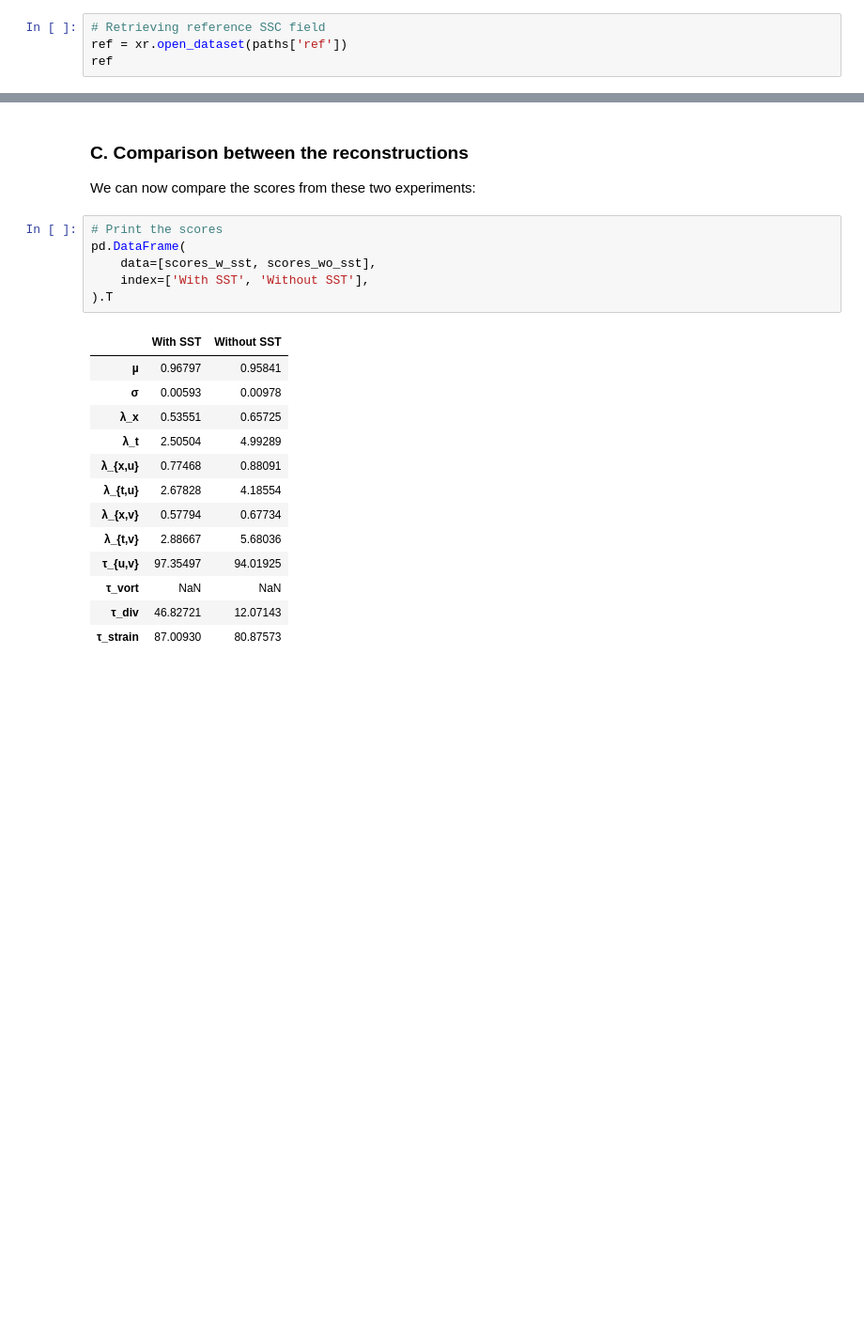
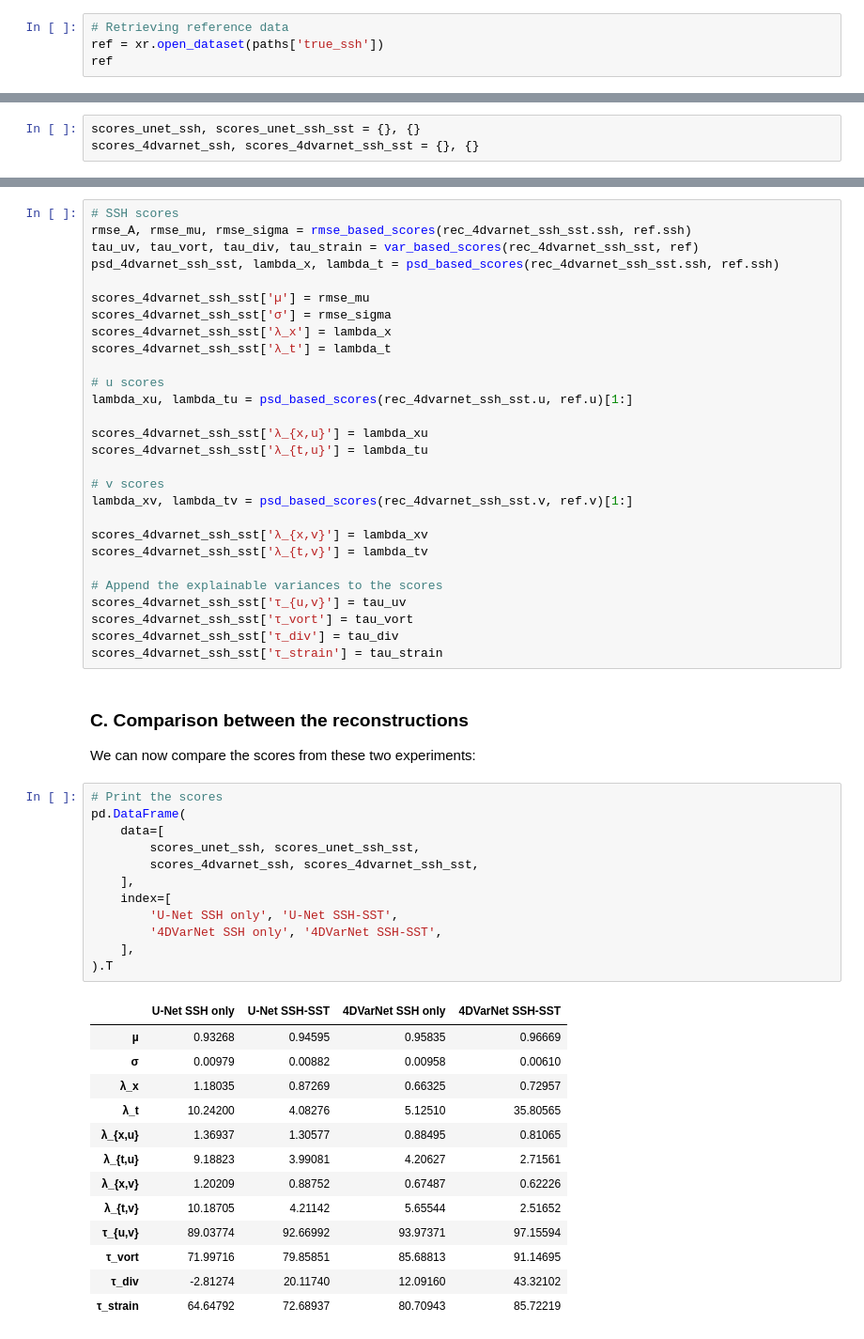
Before and after one commit to CIA-Oceanix/2023-OSSE-SSC-NATL60-GF, a Jupyter notebook: notebook.ipynb, the cells around one changed output, grey strips where cells are left out. Shown at 94% size. Saved outputs shown, nothing was run; the diff lists cells and outputs as text; blank space fills up the shorter version.

```diff
--- a/notebook.ipynb
+++ b/notebook.ipynb
@@ -78,6 +80,6 @@ paths = {
 # %%
-# Retrieving reference SSC field
-ref = xr.open_dataset(paths['ref'])
+# Retrieving reference data
+ref = xr.open_dataset(paths['true_ssh'])
 ref
 # %% [output]
 <xarray.Dataset>
@@ -132,0 +165,3 @@ scores_w_sst, scores_wo_sst = {}, {}
+# %%
+scores_unet_ssh, scores_unet_ssh_sst = {}, {}
+scores_4dvarnet_ssh, scores_4dvarnet_ssh_sst = {}, {}
@@ -193,3 +264,31 @@ scores_wo_sst['τ_strain'] = tau_strain
+# %%
+# SSH scores
+rmse_A, rmse_mu, rmse_sigma = rmse_based_scores(rec_4dvarnet_ssh_sst.ssh, ref.ssh)
+tau_uv, tau_vort, tau_div, tau_strain = var_based_scores(rec_4dvarnet_ssh_sst, ref)
+psd_4dvarnet_ssh_sst, lambda_x, lambda_t = psd_based_scores(rec_4dvarnet_ssh_sst.ssh, ref.ssh)
+
+scores_4dvarnet_ssh_sst['µ'] = rmse_mu
+scores_4dvarnet_ssh_sst['σ'] = rmse_sigma
+scores_4dvarnet_ssh_sst['λ_x'] = lambda_x
+scores_4dvarnet_ssh_sst['λ_t'] = lambda_t
+
+# u scores
+lambda_xu, lambda_tu = psd_based_scores(rec_4dvarnet_ssh_sst.u, ref.u)[1:]
+
+scores_4dvarnet_ssh_sst['λ_{x,u}'] = lambda_xu
+scores_4dvarnet_ssh_sst['λ_{t,u}'] = lambda_tu
+
+# v scores
+lambda_xv, lambda_tv = psd_based_scores(rec_4dvarnet_ssh_sst.v, ref.v)[1:]
+
+scores_4dvarnet_ssh_sst['λ_{x,v}'] = lambda_xv
+scores_4dvarnet_ssh_sst['λ_{t,v}'] = lambda_tv
+
+# Append the explainable variances to the scores
+scores_4dvarnet_ssh_sst['τ_{u,v}'] = tau_uv
+scores_4dvarnet_ssh_sst['τ_vort'] = tau_vort
+scores_4dvarnet_ssh_sst['τ_div'] = tau_div
+scores_4dvarnet_ssh_sst['τ_strain'] = tau_strain
 # %% [markdown]
 ### C. Comparison between the reconstructions
 
@@ -197,20 +296,26 @@ We can now compare the scores from these two experiments:
 # %%
 # Print the scores
 pd.DataFrame(
-    data=[scores_w_sst, scores_wo_sst],
-    index=['With SST', 'Without SST'],
+    data=[
+        scores_unet_ssh, scores_unet_ssh_sst,
+        scores_4dvarnet_ssh, scores_4dvarnet_ssh_sst,
+    ],
+    index=[
+        'U-Net SSH only', 'U-Net SSH-SST',
+        '4DVarNet SSH only', '4DVarNet SSH-SST',
+    ],
 ).T
 # %% [output]
-|  | With SST | Without SST |
-| µ | 0.96797 | 0.95841 |
-| σ | 0.00593 | 0.00978 |
-| λ_x | 0.53551 | 0.65725 |
-| λ_t | 2.50504 | 4.99289 |
-| λ_{x,u} | 0.77468 | 0.88091 |
-| λ_{t,u} | 2.67828 | 4.18554 |
-| λ_{x,v} | 0.57794 | 0.67734 |
-| λ_{t,v} | 2.88667 | 5.68036 |
-| τ_{u,v} | 97.35497 | 94.01925 |
-| τ_vort | NaN | NaN |
-| τ_div | 46.82721 | 12.07143 |
-| τ_strain | 87.00930 | 80.87573 |
+|  | U-Net SSH only | U-Net SSH-SST | 4DVarNet SSH only | 4DVarNet SSH-SST |
+| µ | 0.93268 | 0.94595 | 0.95835 | 0.96669 |
+| σ | 0.00979 | 0.00882 | 0.00958 | 0.00610 |
+| λ_x | 1.18035 | 0.87269 | 0.66325 | 0.72957 |
+| λ_t | 10.24200 | 4.08276 | 5.12510 | 35.80565 |
+| λ_{x,u} | 1.36937 | 1.30577 | 0.88495 | 0.81065 |
+| λ_{t,u} | 9.18823 | 3.99081 | 4.20627 | 2.71561 |
+| λ_{x,v} | 1.20209 | 0.88752 | 0.67487 | 0.62226 |
+| λ_{t,v} | 10.18705 | 4.21142 | 5.65544 | 2.51652 |
+| τ_{u,v} | 89.03774 | 92.66992 | 93.97371 | 97.15594 |
+| τ_vort | 71.99716 | 79.85851 | 85.68813 | 91.14695 |
+| τ_div | -2.81274 | 20.11740 | 12.09160 | 43.32102 |
+| τ_strain | 64.64792 | 72.68937 | 80.70943 | 85.72219 |
```
Also changed, not shown: parts of 35 cells of this notebook.
